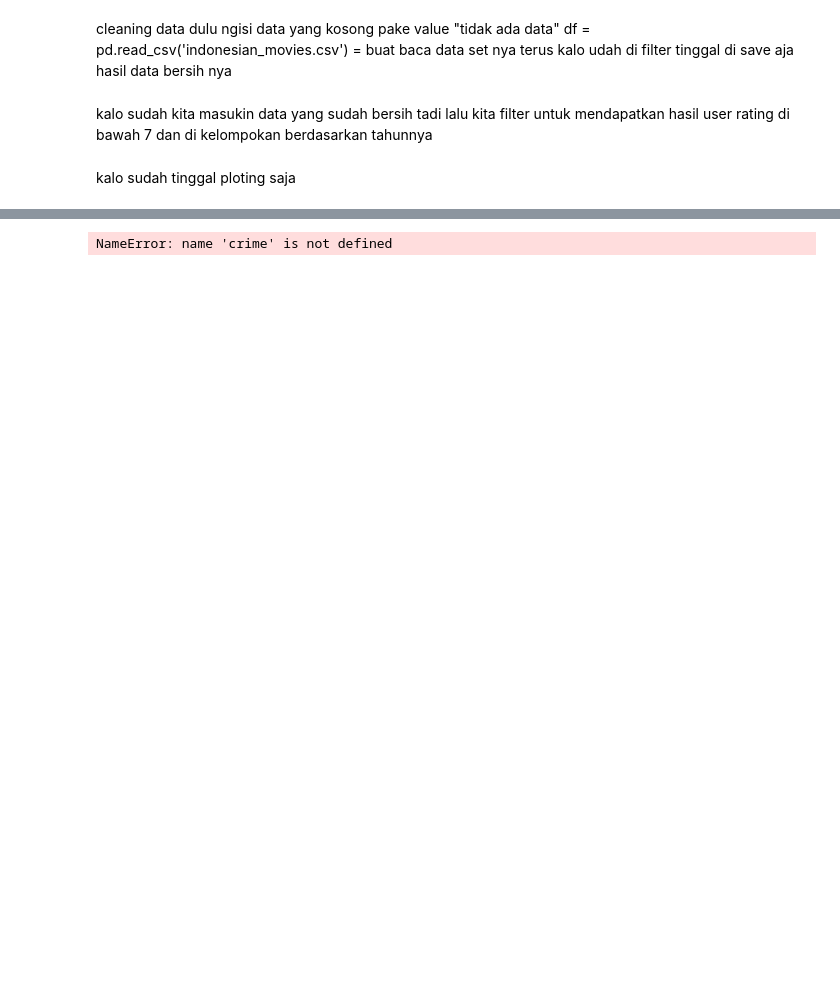
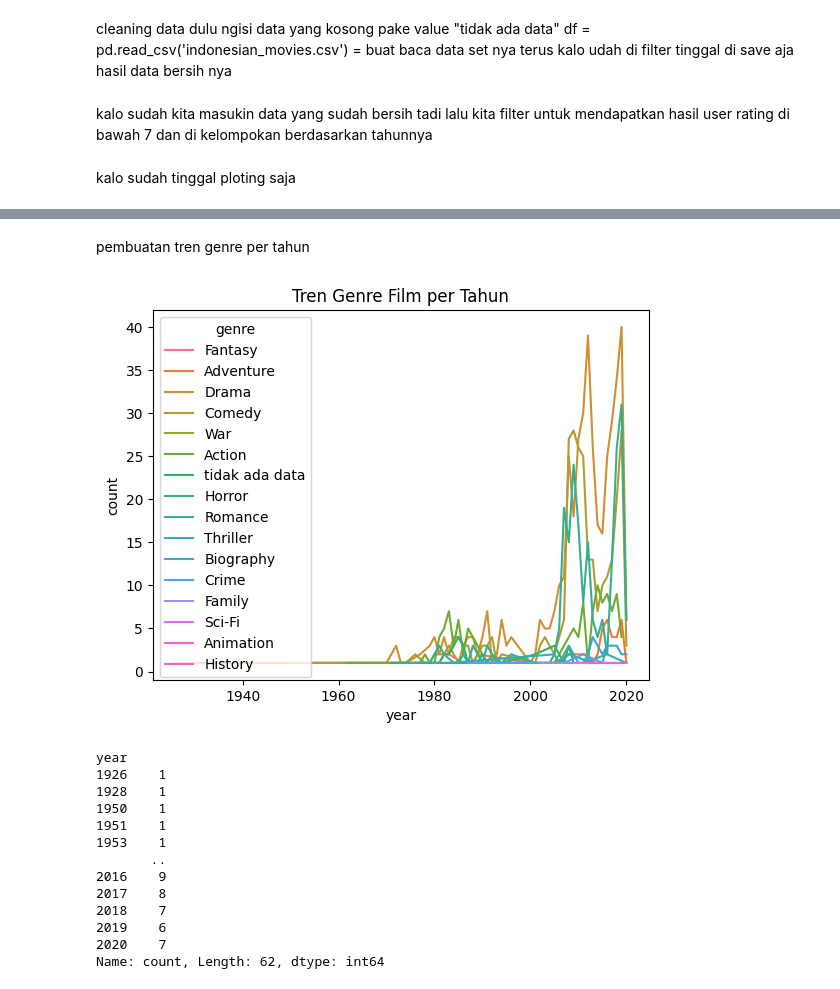
Before and after one commit to aditrachman/Data-cleaning, a Jupyter notebook: clean_data.ipynb, the cells around one changed output, grey strips where cells are left out. Saved outputs shown, nothing was run; the diff lists cells and outputs as text; code cells hidden in the pictures; blank space fills up the shorter version.

```diff
--- a/clean_data.ipynb
+++ b/clean_data.ipynb
@@ -18,7 +17,7 @@ df.to_csv('data_resik.csv', index=False)
 kalo sudah kita masukin data yang sudah bersih tadi
 lalu kita filter untuk mendapatkan hasil user rating di bawah 7 dan di kelompokan berdasarkan tahunnya
 # %%
-dr = pd.read_csv('data_resik.csv', usecols=['title', 'users_rating', 'year'])
+dr = pd.read_csv('data_resik.csv', usecols=['title', 'users_rating', 'year', 'genre'])
 rate = df[df['users_rating'] > 7]
 rating = rate.groupby('year').size()
 # %% [markdown]
@@ -38,4 +35,29 @@ plt.show()
-# %%
-crime
-# %% [output]
-NameError: name 'crime' is not defined
+# %% [markdown]
+pembuatan tren genre per tahun
+# %%
+import matplotlib.pyplot as plt
+import seaborn as sns
+
+dr = dr.explode('genre')
+genre_counts = dr.groupby(['year', 'genre']).size().reset_index(name='count')
+
+
+sns.lineplot(data=genre_counts, x='year', y='count', hue='genre')
+plt.title('Tren Genre Film per Tahun')
+plt.show()
+print(genre_counts['year'].value_counts().sort_index())
+# %% [output]
+[figure, added]
+year
+1926    1
+1928    1
+1950    1
+1951    1
+1953    1
+       ..
+2016    9
+2017    8
+2018    7
+2019    6
+2020    7
+Name: count, Length: 62, dtype: int64
```
Also changed, not shown: parts of 3 cells of this notebook.
